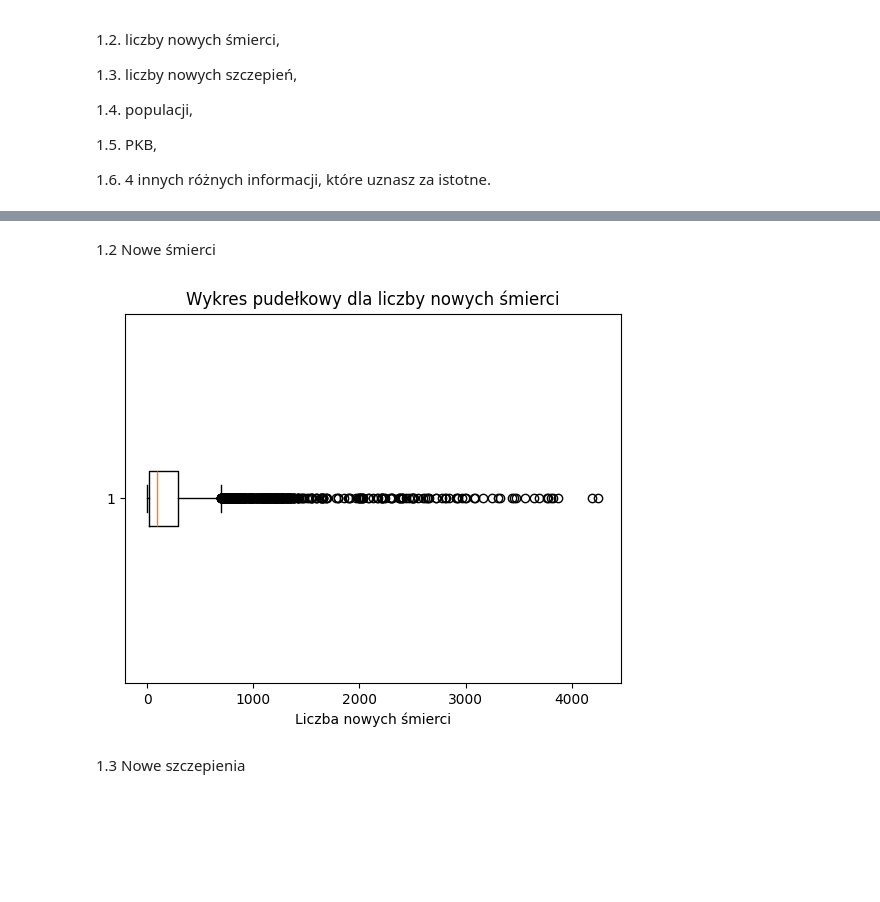
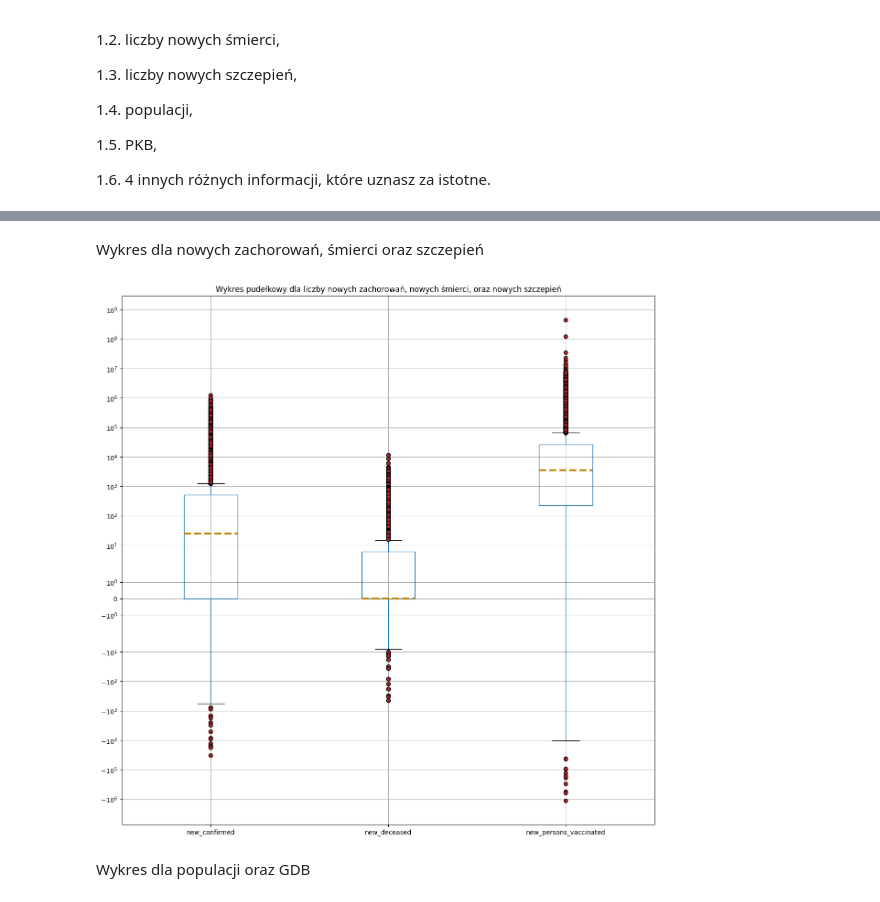
Before and after one commit to Toskyuu/BigData, a Jupyter notebook: zad2.ipynb, the cells around one changed output, grey strips where cells are left out. Cells and saved outputs as stored; diff of their text form; code cells hidden in the pictures; blank space fills up the shorter version.

Commit message:
Dobra coś tam działa, 1 część skończona, delikatne poprawki zad1, dodanie gdp oraz zmiana nazwy plików

```diff
--- a/zad2.ipynb
+++ b/zad2.ipynb
@@ -22,10 +22,4 @@ Wykonaj wykresy pudełkowe (ang.box plot), które pozwolą na graficzną identyf
 import pandas as pd
 import matplotlib.pyplot as plt
 
-merged_df = pd.read_csv('wyniki\\merged_5.csv')
-disease_df['new_confirmed'] = merged_df['new_confirmed'].dropna()
-plt.boxplot(merged_df['new_confirmed'].dropna(), vert=False)
-plt.title('Wykres pudełkowy dla liczby nowych zachorowań')
-plt.xlabel('Liczba nowych zachorowań')
-
-plt.show()
+merged_covid_df = pd.read_csv('wyniki\\merged_5.csv')
@@ -34,16 +26,13 @@ plt.show()
 # %% [markdown]
-1.2 Nowe śmierci
+Wykres dla nowych zachorowań, śmierci oraz szczepień
 # %%
-deceased_df = pd.read_csv('wyniki\\deceased_data.csv')
-deceased_df = deceased_df.dropna()
-
-plt.boxplot(deceased_df['new_deceased'], vert=False)
-plt.title('Wykres pudełkowy dla liczby nowych śmierci')
-plt.xlabel('Liczba nowych śmierci')
-
+merged_covid_df.boxplot(["new_confirmed", "new_deceased", "new_persons_vaccinated"], flierprops={'marker': 'o', 'markersize': 6, 'markerfacecolor': 'firebrick'},
+                  medianprops ={'linestyle':'--', 'linewidth':3, 'color':'darkgoldenrod'},  figsize=(15,15))
+plt.yscale('symlog')
+plt.title('Wykres pudełkowy dla liczby nowych zachorowań, nowych śmierci, oraz nowych szczepień')
 plt.show()
 # %% [output]
-[figure, old version]
+[figure, new version]
 # %% [markdown]
-1.3 Nowe szczepienia
+Wykres dla populacji oraz GDB
 # %%
```
Also changed, not shown: parts of 6 cells of this notebook, 1 other file.
